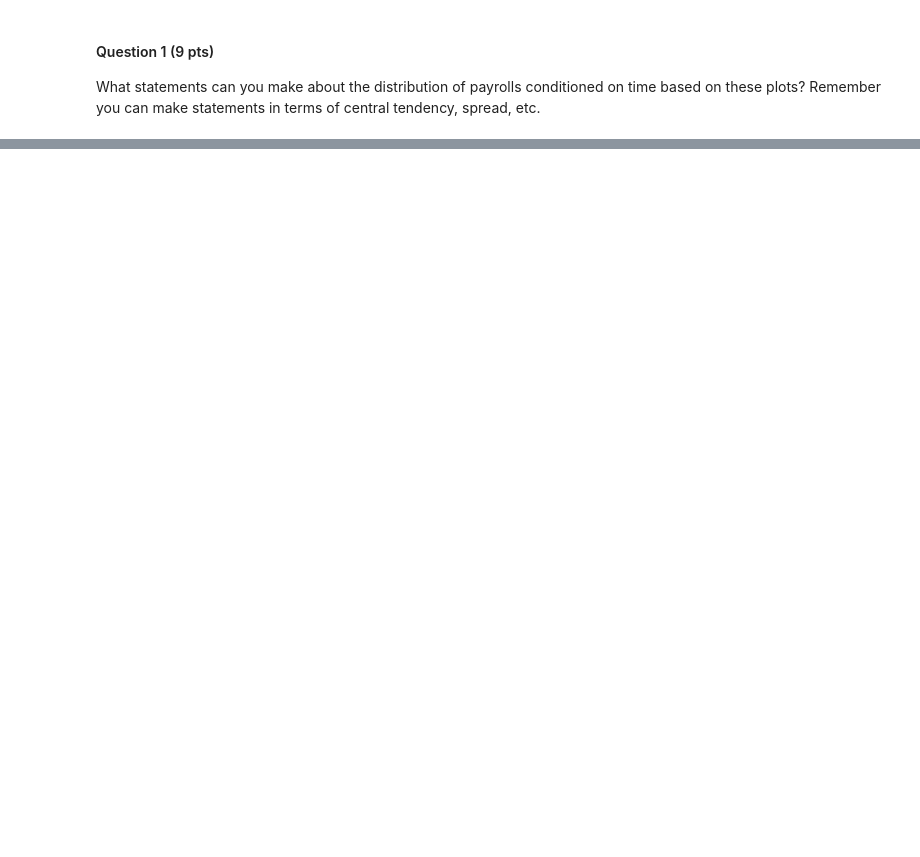
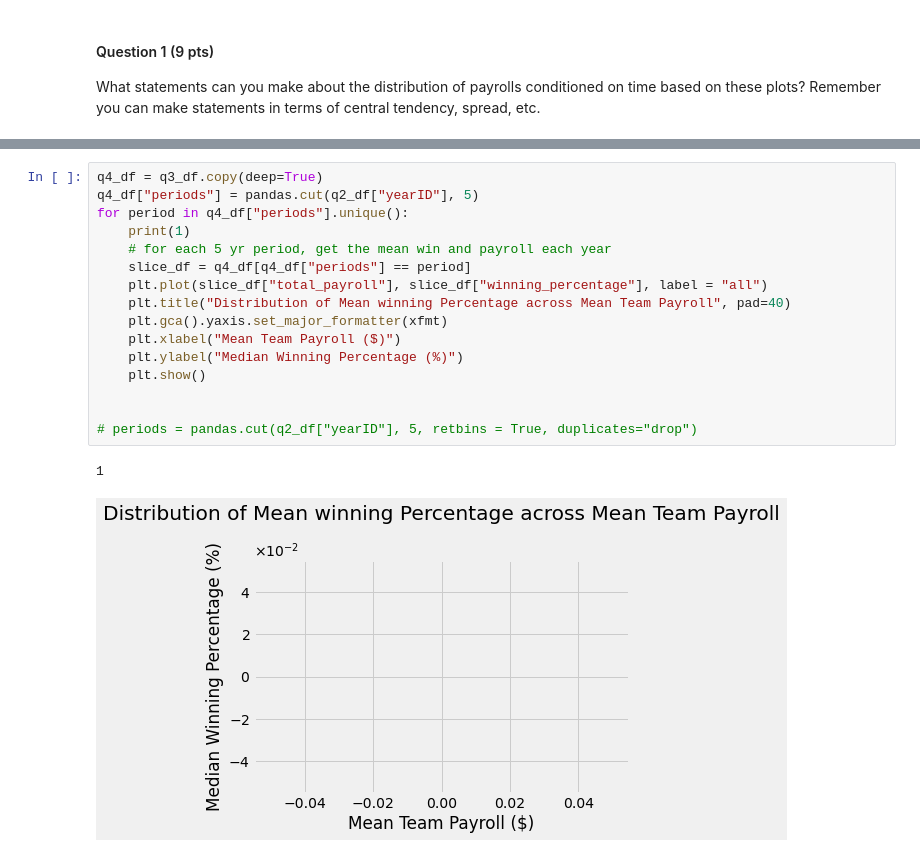
Before and after one commit to brutatoasta/320fall2022, a Jupyter notebook: project2/submit.ipynb, the cells around one changed output, grey strips where cells are left out. Cells and saved outputs as stored; diff of their text form; blank space fills up the shorter version.

```diff
--- a/project2/submit.ipynb
+++ b/project2/submit.ipynb
@@ -87,0 +147,19 @@ What statements can you make about the distribution of payrolls conditioned on t
+# %%
+q4_df = q3_df.copy(deep=True)
+q4_df["periods"] = pandas.cut(q2_df["yearID"], 5)
+for period in q4_df["periods"].unique():
+    print(1)
+    # for each 5 yr period, get the mean win and payroll each year
+    slice_df = q4_df[q4_df["periods"] == period]
+    plt.plot(slice_df["total_payroll"], slice_df["winning_percentage"], label = "all")
+    plt.title("Distribution of Mean winning Percentage across Mean Team Payroll", pad=40)
+    plt.gca().yaxis.set_major_formatter(xfmt)
+    plt.xlabel("Mean Team Payroll ($)")
+    plt.ylabel("Median Winning Percentage (%)")
+    plt.show()
+
+
+# periods = pandas.cut(q2_df["yearID"], 5, retbins = True, duplicates="drop")
+# %% [output]
+1
+[figure, added]
```
Also changed, not shown: parts of 13 cells of this notebook.
